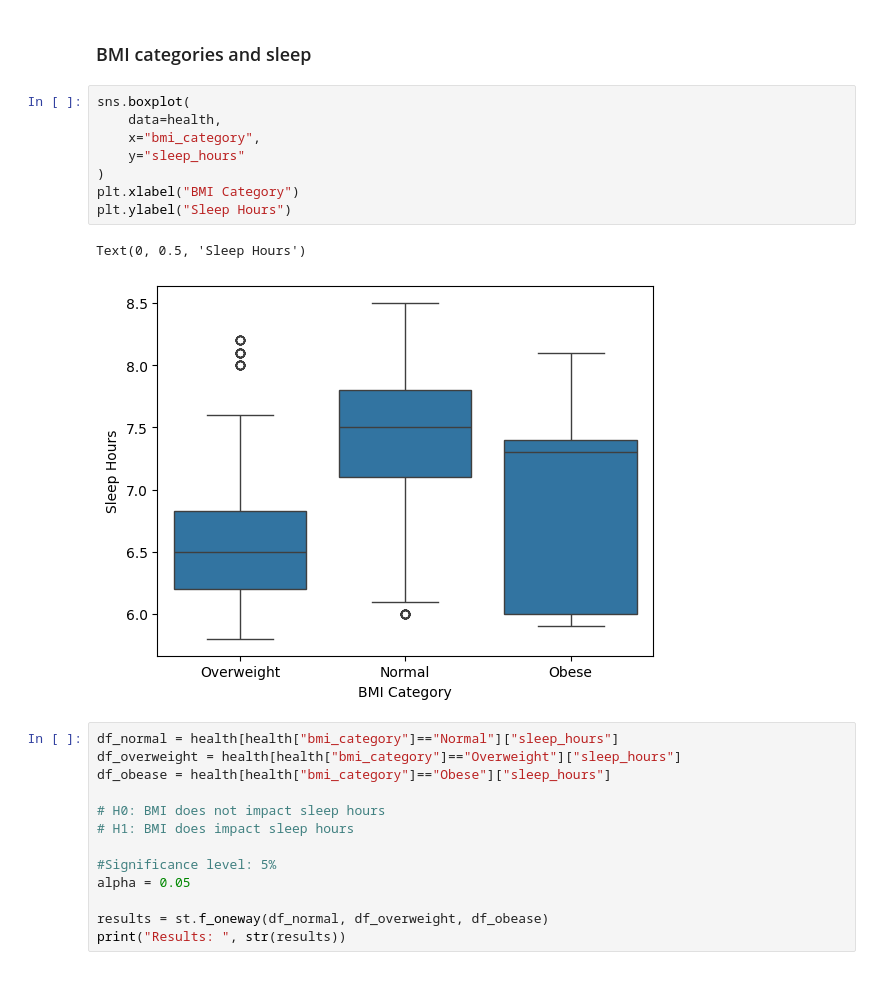
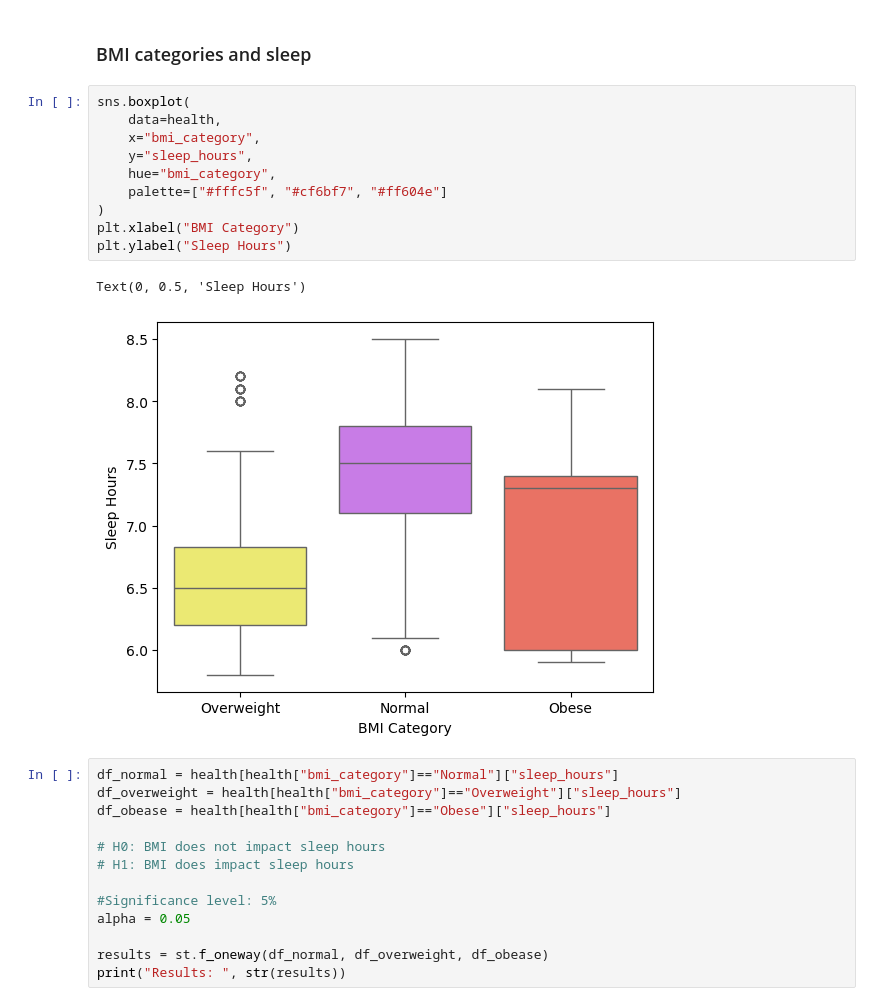
Before and after one commit to chandlershortlidge/sleep-heath-analysis, a Jupyter notebook: main.ipynb, the cells around one changed output. Cells and saved outputs as stored; diff of their text form.

```diff
--- a/main.ipynb
+++ b/main.ipynb
@@ -274,14 +277,16 @@ Text(0, 0.5, 'sleep hours')
 # %%
 sns.boxplot(
     data=health,
     x="bmi_category",
-    y="sleep_hours"
+    y="sleep_hours",
+    hue="bmi_category",
+    palette=["#fffc5f", "#cf6bf7", "#ff604e"]
 )
 plt.xlabel("BMI Category")
 plt.ylabel("Sleep Hours")
 # %% [output]
 Text(0, 0.5, 'Sleep Hours')
-[figure, old version]
+[figure, new version]
 # %%
 df_normal = health[health["bmi_category"]=="Normal"]["sleep_hours"]
 df_overweight = health[health["bmi_category"]=="Overweight"]["sleep_hours"]
```
Also changed, not shown: parts of 5 cells of this notebook.
